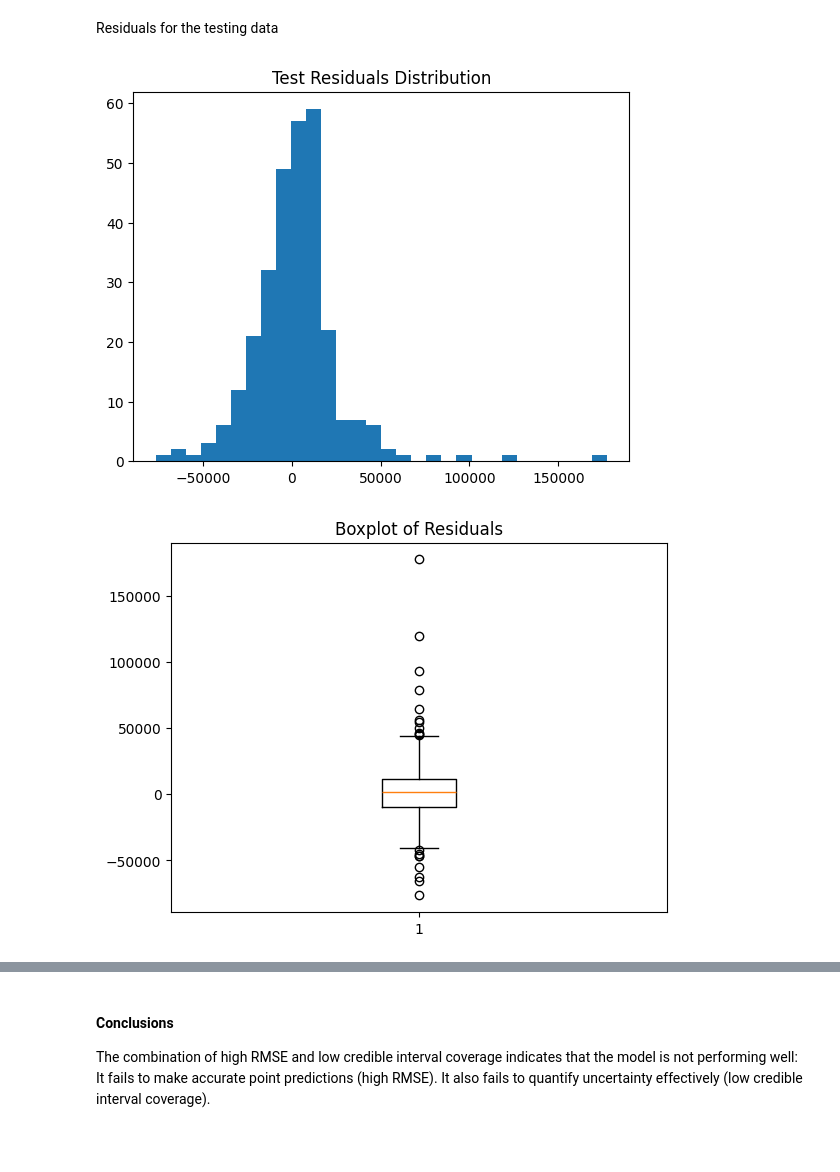
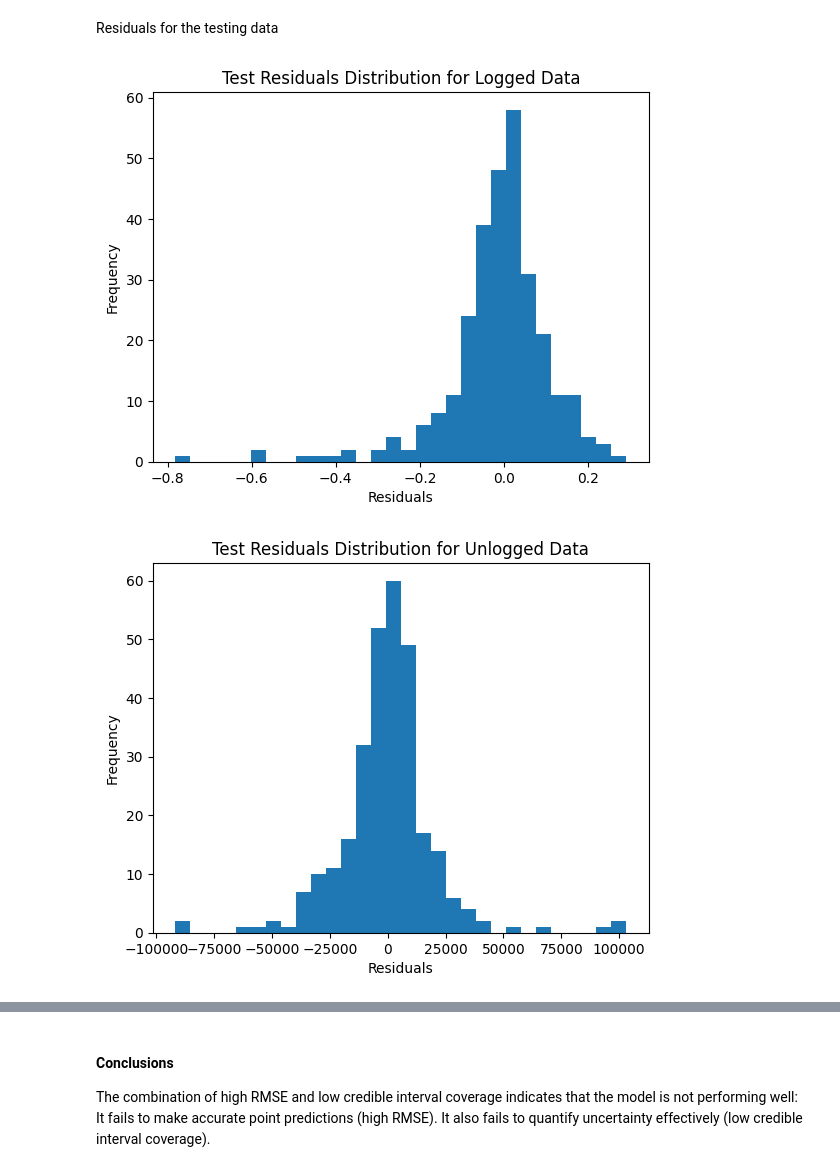
Before and after one commit to samyounes003/statisticsproject, a Jupyter notebook: bayesianInference.ipynb, the cells around one changed output, grey strips where cells are left out. Drawn from its saved outputs; the diff is of its cells as text; code cells hidden in the pictures; blank space fills up the shorter version.

```diff
--- a/bayesianInference.ipynb
+++ b/bayesianInference.ipynb
@@ -312,14 +323,25 @@ Percentage of target values that fall within the 95% credible intervals predicte
 # %% [markdown]
 Residuals for the testing data
 # %%
+# test_residuals = np.round(np.exp(y_test)) - predicted_mean
+test_residuals = y_test - np.log(predicted_mean)
+plt.hist(test_residuals, bins=30)
+plt.title("Test Residuals Distribution for Logged Data")
+plt.xlabel("Residuals")
+plt.ylabel("Frequency")
+plt.show()
+
 test_residuals = np.round(np.exp(y_test)) - predicted_mean
 plt.hist(test_residuals, bins=30)
-plt.title("Test Residuals Distribution")
+plt.title("Test Residuals Distribution for Unlogged Data")
+plt.xlabel("Residuals")
+plt.ylabel("Frequency")
 plt.show()
 
 plt.boxplot(test_residuals)
 plt.title("Boxplot of Residuals")
+plt.ylabel("Residuals")
 plt.show()
 # %% [output]
-[figure, old version]
+[figure, new version]
-[figure, old version]
+[figure, new version]
```
Also changed, not shown: parts of 11 cells of this notebook, 1 other file.
